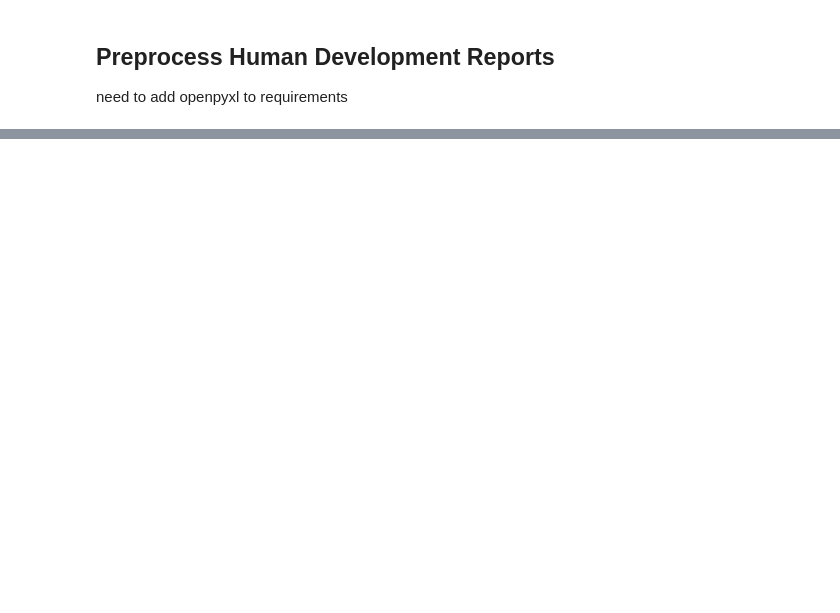
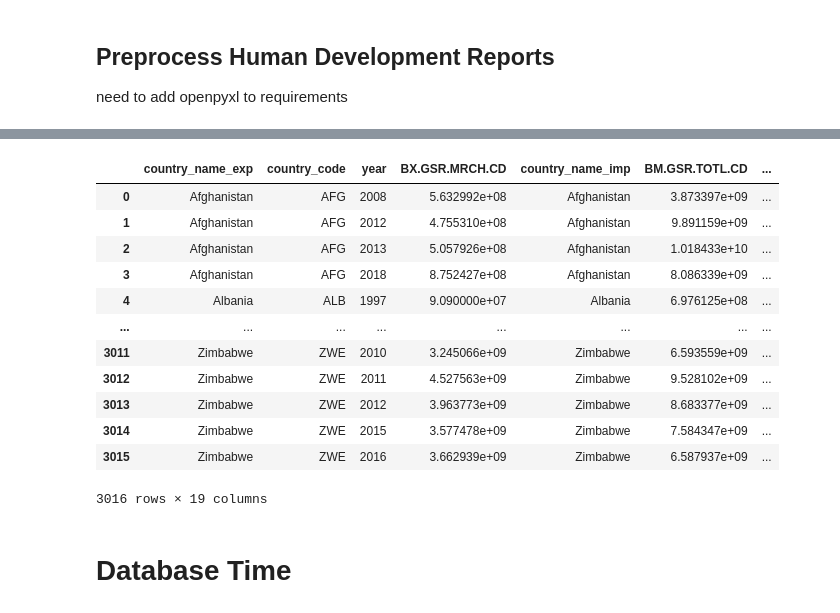
Before and after one commit to JackBeerman/GDP, a Jupyter notebook: GDP.ipynb, the cells around one changed output, grey strips where cells are left out. Drawn from its saved outputs; the diff is of its cells as text; code cells hidden in the pictures; blank space fills up the shorter version.

```diff
--- a/GDP.ipynb
+++ b/GDP.ipynb
@@ -86,0 +343,21 @@ hdi.head()
+# %%
+merge_full = pd.merge(merge, hdi, left_on='country_name_exp', right_on='country_name_hdi',
+                      how='inner')
+# %%
+merge_full
+# %% [output]
+|  | country_name_exp | country_code | year | BX.GSR.MRCH.CD | country_name_imp | BM.GSR.TOTL.CD | ... |
+| 0 | Afghanistan | AFG | 2008 | 5.632992e+08 | Afghanistan | 3.873397e+09 | ... |
+| 1 | Afghanistan | AFG | 2012 | 4.755310e+08 | Afghanistan | 9.891159e+09 | ... |
+| 2 | Afghanistan | AFG | 2013 | 5.057926e+08 | Afghanistan | 1.018433e+10 | ... |
+| 3 | Afghanistan | AFG | 2018 | 8.752427e+08 | Afghanistan | 8.086339e+09 | ... |
+| 4 | Albania | ALB | 1997 | 9.090000e+07 | Albania | 6.976125e+08 | ... |
+| ... | ... | ... | ... | ... | ... | ... | ... |
+| 3011 | Zimbabwe | ZWE | 2010 | 3.245066e+09 | Zimbabwe | 6.593559e+09 | ... |
+| 3012 | Zimbabwe | ZWE | 2011 | 4.527563e+09 | Zimbabwe | 9.528102e+09 | ... |
+| 3013 | Zimbabwe | ZWE | 2012 | 3.963773e+09 | Zimbabwe | 8.683377e+09 | ... |
+| 3014 | Zimbabwe | ZWE | 2015 | 3.577478e+09 | Zimbabwe | 7.584347e+09 | ... |
+| 3015 | Zimbabwe | ZWE | 2016 | 3.662939e+09 | Zimbabwe | 6.587937e+09 | ... |
+3016 rows × 19 columns
+# %% [markdown]
+# Database Time
```
Also changed, not shown: parts of 57 cells of this notebook.
